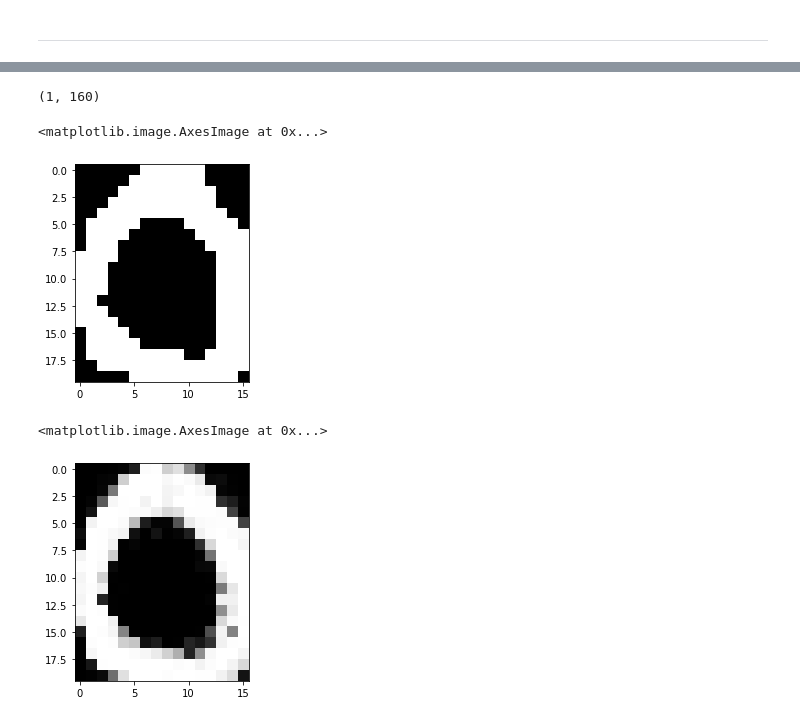
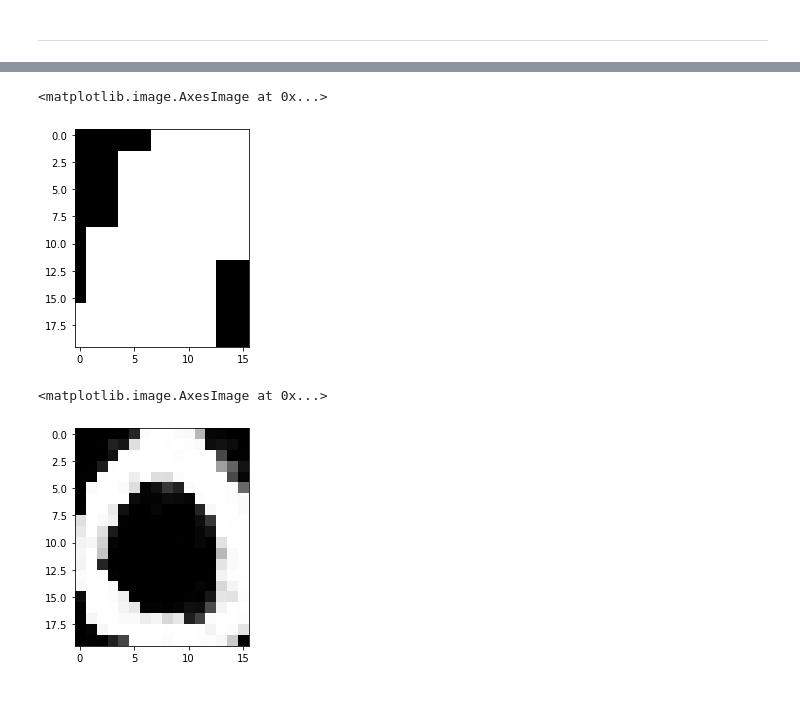
Before and after one commit to Koowah/Deep_neural_networks, a Jupyter notebook: notebooks/1_AL_TP_DNN.ipynb, the cells around one changed output, grey strips where cells are left out. Drawn from its saved outputs; the diff is of its cells as text; code cells hidden in the pictures.

```diff
--- a/notebooks/1_AL_TP_DNN.ipynb
+++ b/notebooks/1_AL_TP_DNN.ipynb
@@ -292,4 +289,0 @@ test = rbm.forward(data[5].T)
-# %%
-test[0].shape
-# %% [output]
-(1, 160)
@@ -298,10 +290,10 @@ b_test = rbm.backward(test[0])
 # %%
-plt.imshow(data[5].reshape(20,16), cmap='Greys_r')
+plt.imshow(data[50].reshape(20,16), cmap='Greys_r')
 # %% [output]
 <matplotlib.image.AxesImage at 0x...>
-[figure, old version]
+[figure, new version]
 # %%
-plt.imshow(b_test[0].reshape(20,16), cmap='Greys_r')
+plt.imshow(rbm.reconstruct(data[5].T)[0].reshape(20,16), cmap='Greys_r')
 # %% [output]
 <matplotlib.image.AxesImage at 0x...>
-[figure, old version]
+[figure, new version]
```
Also changed, not shown: parts of 7 cells of this notebook.
